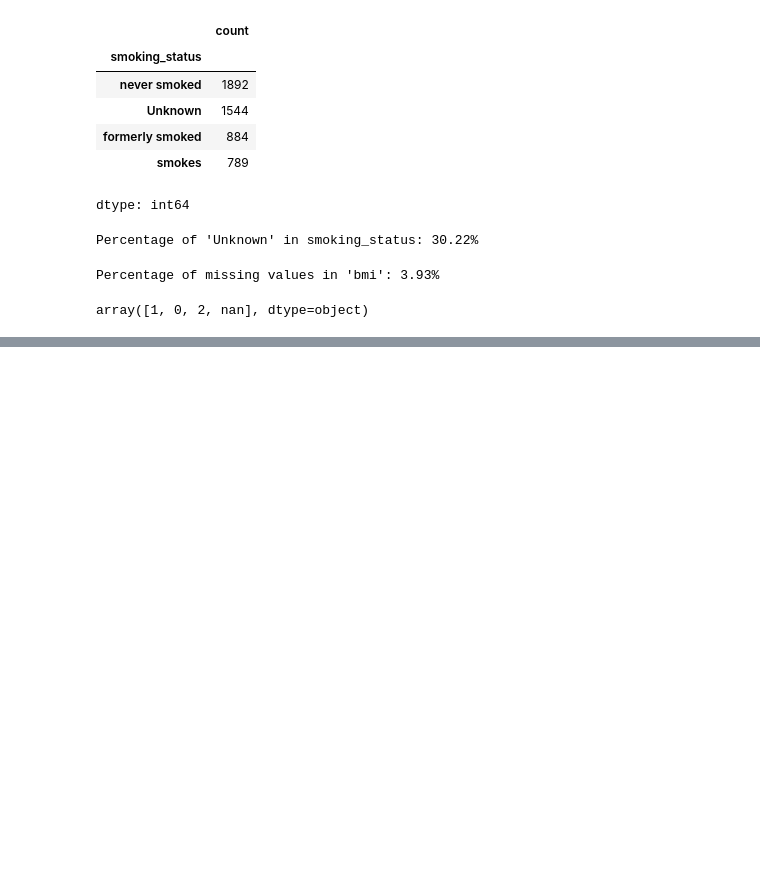
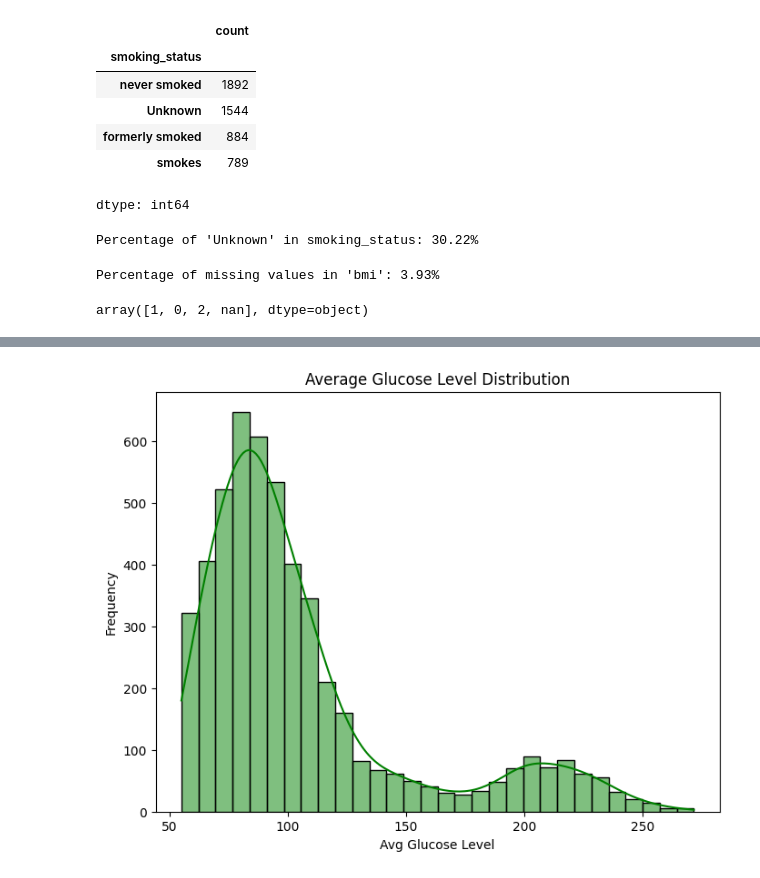
Before and after one commit to SaadAttalla/Stroke_Pre-Detection_Analysis, a Jupyter notebook: Stroke_Project.ipynb, the cells around one changed output, grey strips where cells are left out. Drawn from its saved outputs; the diff is of its cells as text; code cells hidden in the pictures; blank space fills up the shorter version.

```diff
--- a/Stroke_Project.ipynb
+++ b/Stroke_Project.ipynb
@@ -37,7 +38,7 @@ from category_encoders.target_encoder import TargetEncoder
 import warnings
 warnings.filterwarnings('ignore')
 # %%
-df=pd.read_csv('/content/full-stroke-data.csv')
+df=pd.DataFrame(pd.read_csv('full-stroke-data.csv'))
 df.head(5)
 # %% [output]
 |  | id | gender | age | hypertension | heart_disease | ever_married | work_type | Residence_type | ... |
@@ -201,0 +306,9 @@ impdata.head(10)
+# %%
+plt.figure(figsize=(8, 6))
+sns.histplot(df['avg_glucose_level'], kde=True, bins=30, color='green')
+plt.title("Average Glucose Level Distribution")
+plt.xlabel("Avg Glucose Level")
+plt.ylabel("Frequency")
+plt.show()
+# %% [output]
+[figure, added]
```
Also changed, not shown: parts of 29 cells of this notebook.
